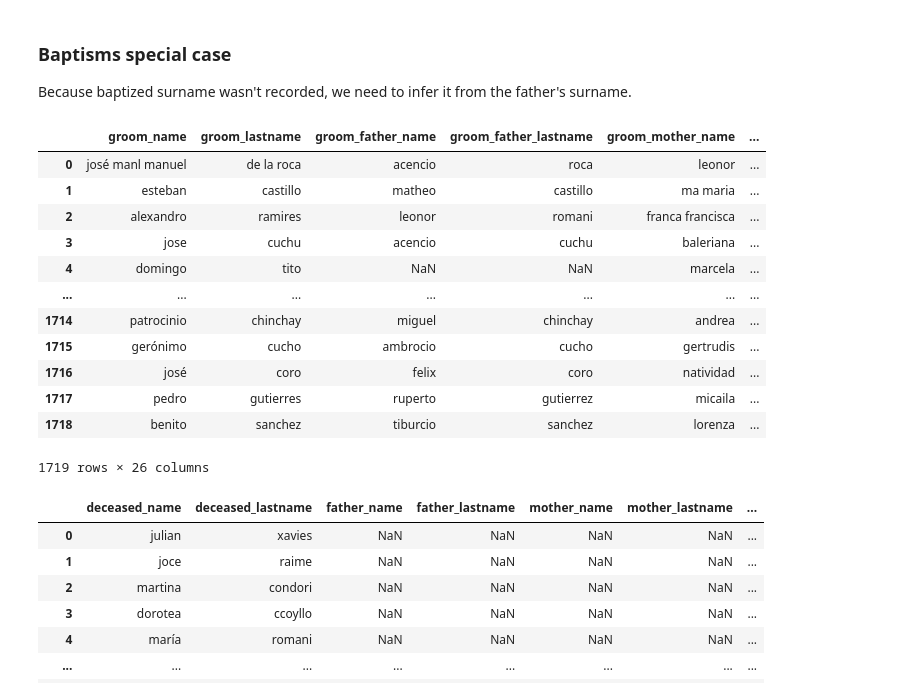
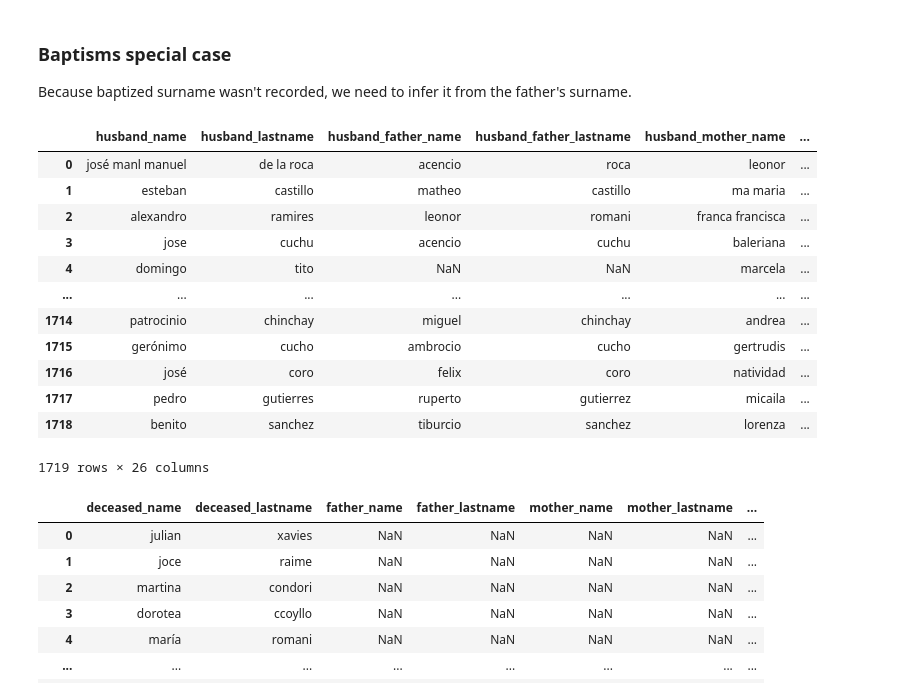
Before and after one commit to UCSB-AMPLab/sondondo, a Jupyter notebook: project_code/1_dataCleaning.ipynb, the cells around one changed output. Cells and saved outputs as stored; diff of their text form; code cells hidden in the pictures.

```diff
--- a/project_code/1_dataCleaning.ipynb
+++ b/project_code/1_dataCleaning.ipynb
@@ -283,7 +283,7 @@ Found invalid records:
 # %% [markdown]
 > Unfortunately, these records were incorrectly recorded. To fix this, it is necessary to check with the original records.
 # %%
-MATRIMONIOS_HARMONIZED['groom_birth_date'] = AgeInferrer(MATRIMONIOS_HARMONIZED['event_date']).infer_all(MATRIMONIOS_HARMONIZED['groom_birth_date'])
-MATRIMONIOS_HARMONIZED['bride_birth_date'] = AgeInferrer(MATRIMONIOS_HARMONIZED['event_date']).infer_all(MATRIMONIOS_HARMONIZED['bride_birth_date'])
-MATRIMONIOS_HARMONIZED[['event_date', 'groom_birth_date', 'bride_birth_date']]
+MATRIMONIOS_HARMONIZED['husband_birth_date'] = AgeInferrer(MATRIMONIOS_HARMONIZED['event_date']).infer_all(MATRIMONIOS_HARMONIZED['husband_birth_date'])
+MATRIMONIOS_HARMONIZED['wife_birth_date'] = AgeInferrer(MATRIMONIOS_HARMONIZED['event_date']).infer_all(MATRIMONIOS_HARMONIZED['wife_birth_date'])
+MATRIMONIOS_HARMONIZED[['event_date', 'husband_birth_date', 'wife_birth_date']]
 # %% [output]
@@ -363,28 +363,28 @@ Because baptized surname wasn't recorded, we need to infer it from the father's
 BAUTISMOS_HARMONIZED['baptized_lastname'] = BAUTISMOS_HARMONIZED['father_lastname']
 # %%
 matrimonios_names_columns = [
-    'groom_name', 'groom_lastname',
-       'groom_father_name', 'groom_father_lastname',
-       'groom_mother_name', 'groom_mother_lastname',
-       'bride_name', 'bride_lastname',
-       'bride_father_name', 'bride_father_lastname',
-       'bride_mother_name', 'bride_mother_lastname',
+    'husband_name', 'husband_lastname',
+       'husband_father_name', 'husband_father_lastname',
+       'husband_mother_name', 'husband_mother_lastname',
+       'wife_name', 'wife_lastname',
+       'wife_father_name', 'wife_father_lastname',
+       'wife_mother_name', 'wife_mother_lastname',
        'godparent_1_name', 'godparent_1_lastname',
        'godparent_2_name', 'godparent_2_lastname',
        'godparent_3_name', 'godparent_3_lastname',
        'witness_1_name', 'witness_1_lastname',
        'witness_2_name', 'witness_2_lastname',
        'witness_3_name', 'witness_3_lastname',
        'witness_4_name', 'witness_4_lastname'
 ]
 
 for col in matrimonios_names_columns:
     if col in MATRIMONIOS_HARMONIZED.columns:
         MATRIMONIOS_HARMONIZED[col] = normalize_names_columns(MATRIMONIOS_HARMONIZED[col])
 
 MATRIMONIOS_HARMONIZED[matrimonios_names_columns]
 # %% [output]
-|  | groom_name | groom_lastname | groom_father_name | groom_father_lastname | groom_mother_name | ... |
+|  | husband_name | husband_lastname | husband_father_name | husband_father_lastname | husband_mother_name | ... |
 | 0 | josé manl manuel | de la roca | acencio | roca | leonor | ... |
 | 1 | esteban | castillo | matheo | castillo | ma maria | ... |
 | 2 | alexandro | ramires | leonor | romani | franca francisca | ... |
```
Also changed, not shown: parts of 4 cells of this notebook, 2 other files.
